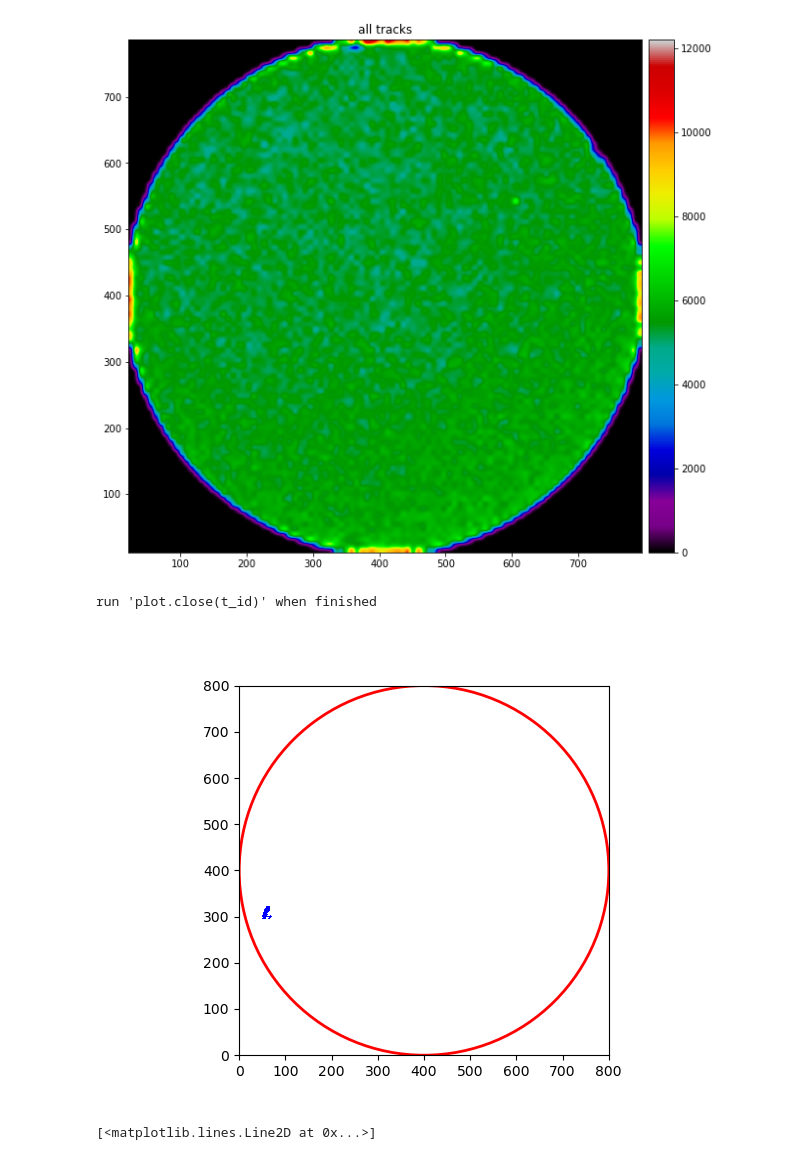
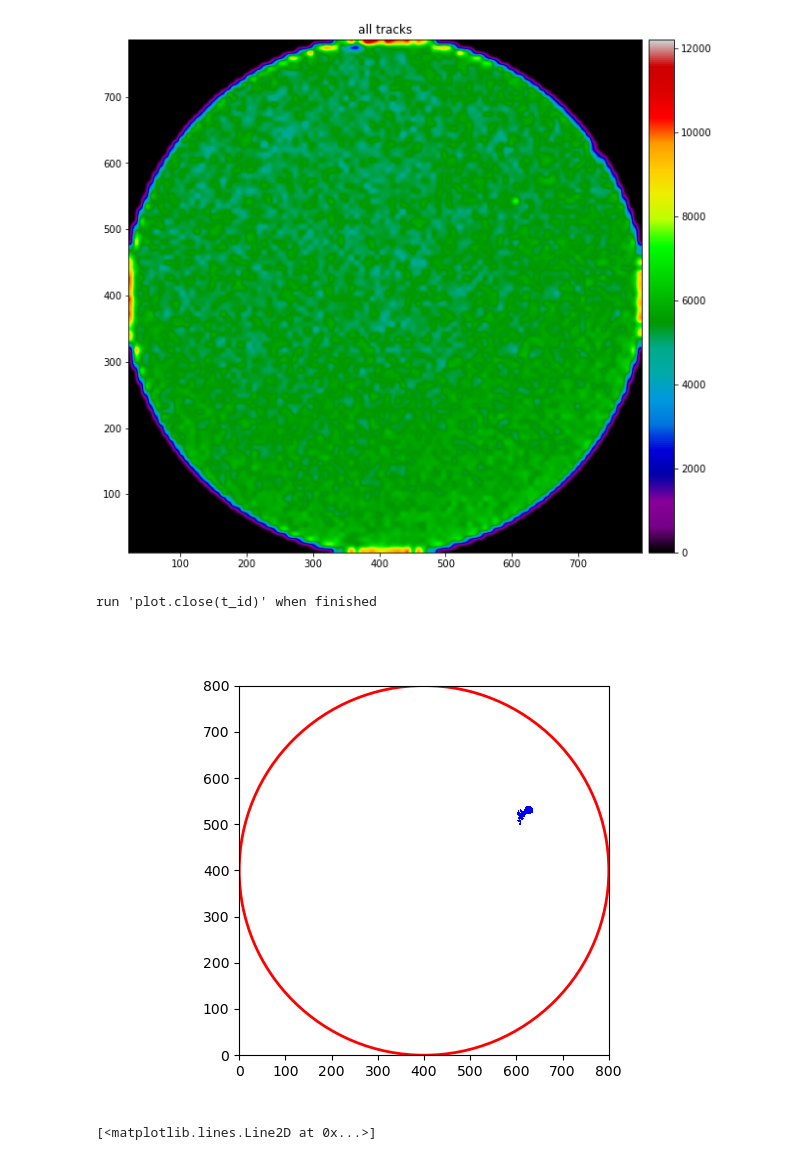
Before and after one commit to juanvm88/Procesado_imagenes, a Jupyter notebook: thin_layer.ipynb, the cells around one changed output. Saved outputs shown, nothing was run; the diff lists cells and outputs as text; code cells hidden in the pictures.

```diff
--- a/thin_layer.ipynb
+++ b/thin_layer.ipynb
@@ -181,11 +181,11 @@ def plot_track(df,t_id):
     ax.plot(track(df, t_id).x.values, track(df,t_id).y.values, ',', c='b')
     print('run \'plot.close(t_id)\' when finished\n')
 # %%
-t_id = 4500
+t_id = 1
 plot_track(data, t_id)
 # %% [output]
 run 'plot.close(t_id)' when finished
-[figure, old version]
+[figure, new version]
 # %%
 plt.close(t_id)
 # %%
```
Also changed, not shown: parts of 5 cells of this notebook.
